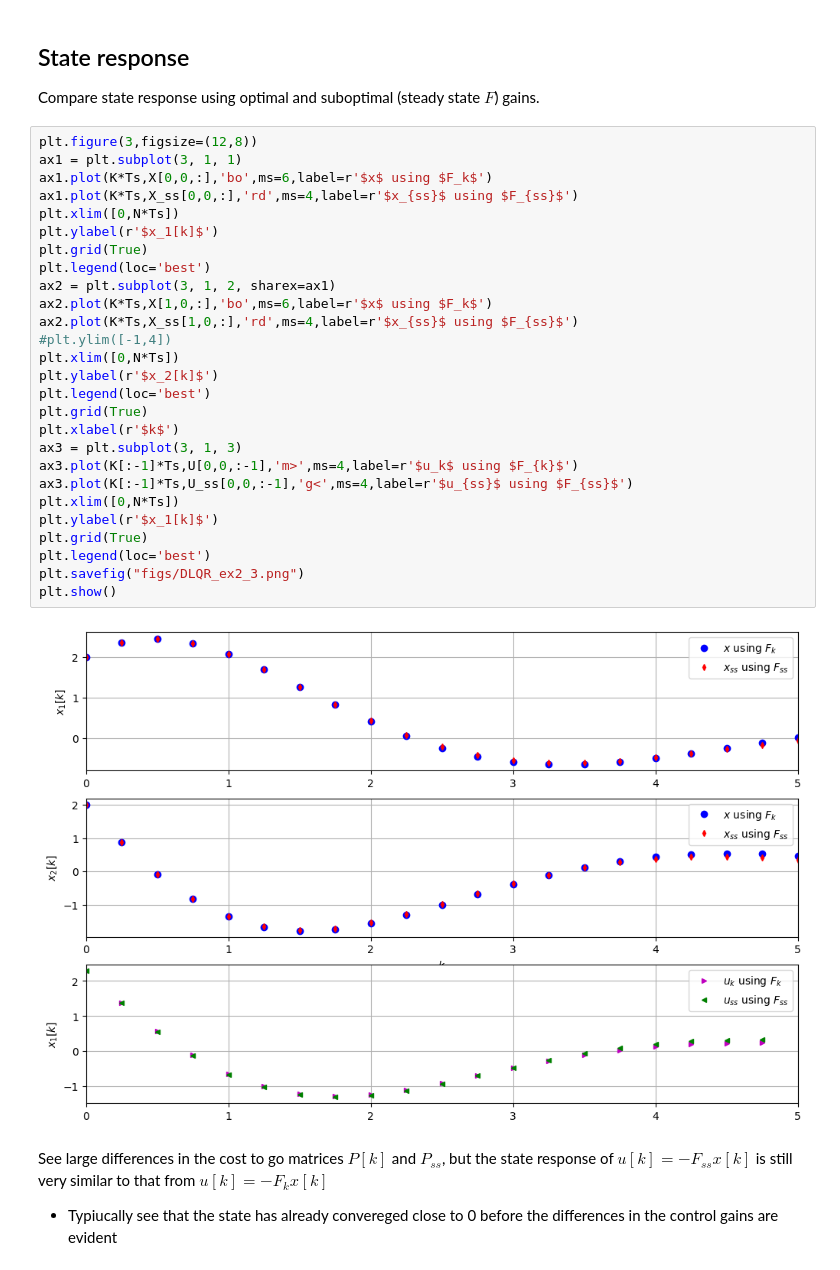
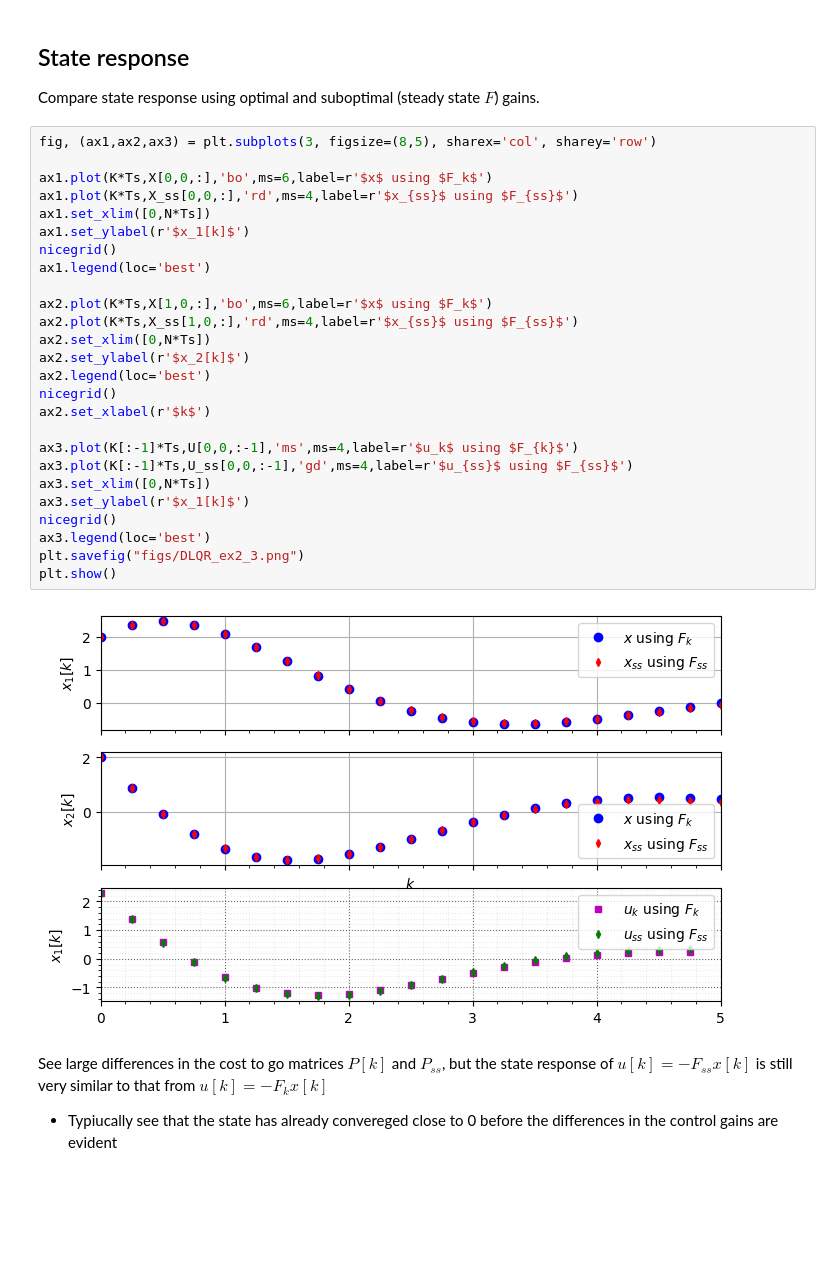
Before and after one commit to JonHowMIT/16_32_Software, a Jupyter notebook: L16_DLQR.ipynb, the cells around one changed output. Drawn from its saved outputs; the diff is of its cells as text; blank space fills up the shorter version.

```diff
--- a/L16_DLQR.ipynb
+++ b/L16_DLQR.ipynb
@@ -199,34 +203,33 @@ for k in np.arange(1,N+1):
 ## State response
 Compare state response using optimal and suboptimal (steady state $F$) gains.
 # %%
-plt.figure(3,figsize=(12,8))
-ax1 = plt.subplot(3, 1, 1)
+fig, (ax1,ax2,ax3) = plt.subplots(3, figsize=(8,5), sharex='col', sharey='row')
+
 ax1.plot(K*Ts,X[0,0,:],'bo',ms=6,label=r'$x$ using $F_k$')
 ax1.plot(K*Ts,X_ss[0,0,:],'rd',ms=4,label=r'$x_{ss}$ using $F_{ss}$')
-plt.xlim([0,N*Ts])
-plt.ylabel(r'$x_1[k]$')
-plt.grid(True)
-plt.legend(loc='best')
-ax2 = plt.subplot(3, 1, 2, sharex=ax1)
+ax1.set_xlim([0,N*Ts])
+ax1.set_ylabel(r'$x_1[k]$')
+nicegrid()
+ax1.legend(loc='best')
+
 ax2.plot(K*Ts,X[1,0,:],'bo',ms=6,label=r'$x$ using $F_k$')
 ax2.plot(K*Ts,X_ss[1,0,:],'rd',ms=4,label=r'$x_{ss}$ using $F_{ss}$')
-#plt.ylim([-1,4])
-plt.xlim([0,N*Ts])
-plt.ylabel(r'$x_2[k]$')
-plt.legend(loc='best')
-plt.grid(True)
-plt.xlabel(r'$k$')
-ax3 = plt.subplot(3, 1, 3)
-ax3.plot(K[:-1]*Ts,U[0,0,:-1],'m>',ms=4,label=r'$u_k$ using $F_{k}$')
-ax3.plot(K[:-1]*Ts,U_ss[0,0,:-1],'g<',ms=4,label=r'$u_{ss}$ using $F_{ss}$')
-plt.xlim([0,N*Ts])
-plt.ylabel(r'$x_1[k]$')
-plt.grid(True)
-plt.legend(loc='best')
+ax2.set_xlim([0,N*Ts])
+ax2.set_ylabel(r'$x_2[k]$')
+ax2.legend(loc='best')
+nicegrid()
+ax2.set_xlabel(r'$k$')
+
+ax3.plot(K[:-1]*Ts,U[0,0,:-1],'ms',ms=4,label=r'$u_k$ using $F_{k}$')
+ax3.plot(K[:-1]*Ts,U_ss[0,0,:-1],'gd',ms=4,label=r'$u_{ss}$ using $F_{ss}$')
+ax3.set_xlim([0,N*Ts])
+ax3.set_ylabel(r'$x_1[k]$')
+nicegrid()
+ax3.legend(loc='best')
 plt.savefig("figs/DLQR_ex2_3.png")
 plt.show()
 # %% [output]
-[figure, old version]
+[figure, new version]
 # %% [markdown]
 See large differences in the cost to go matrices $P[k]$ and $P_{ss}$, but the state response of $u[k]=-F_{ss}x[k]$ is still very similar to that from $u[k]=-F_{k}x[k]$
 * Typiucally see that the state has already convereged close to 0 before the differences in the control gains are evident
```
Also changed, not shown: parts of 4 cells of this notebook, 6 other files.
